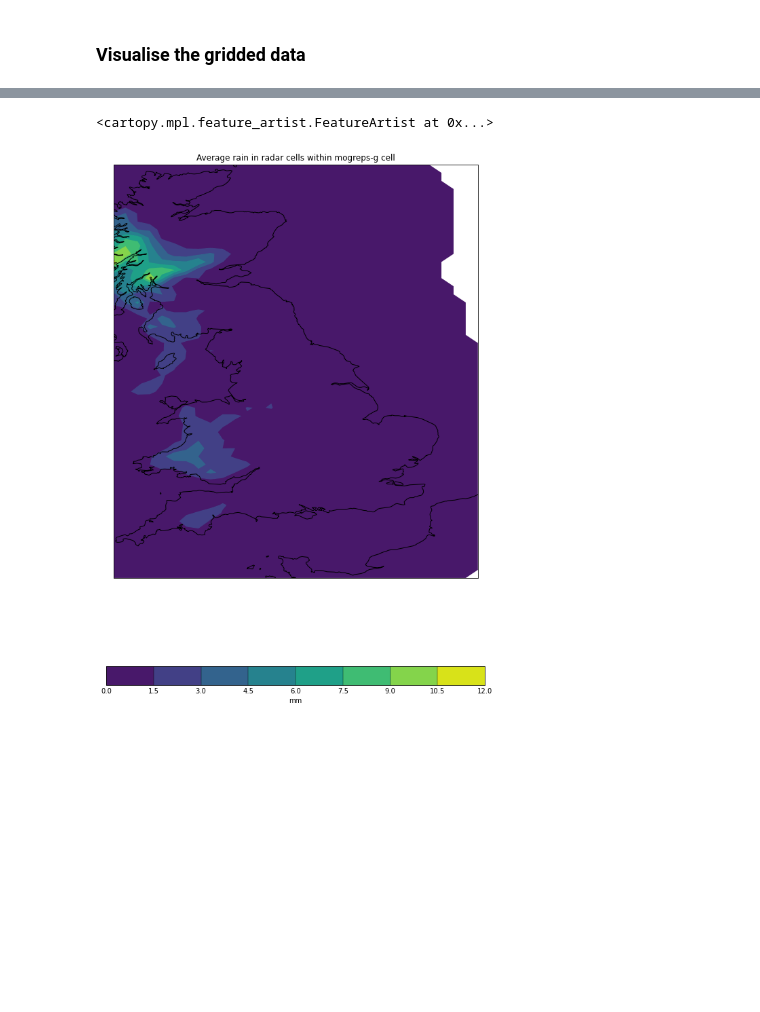
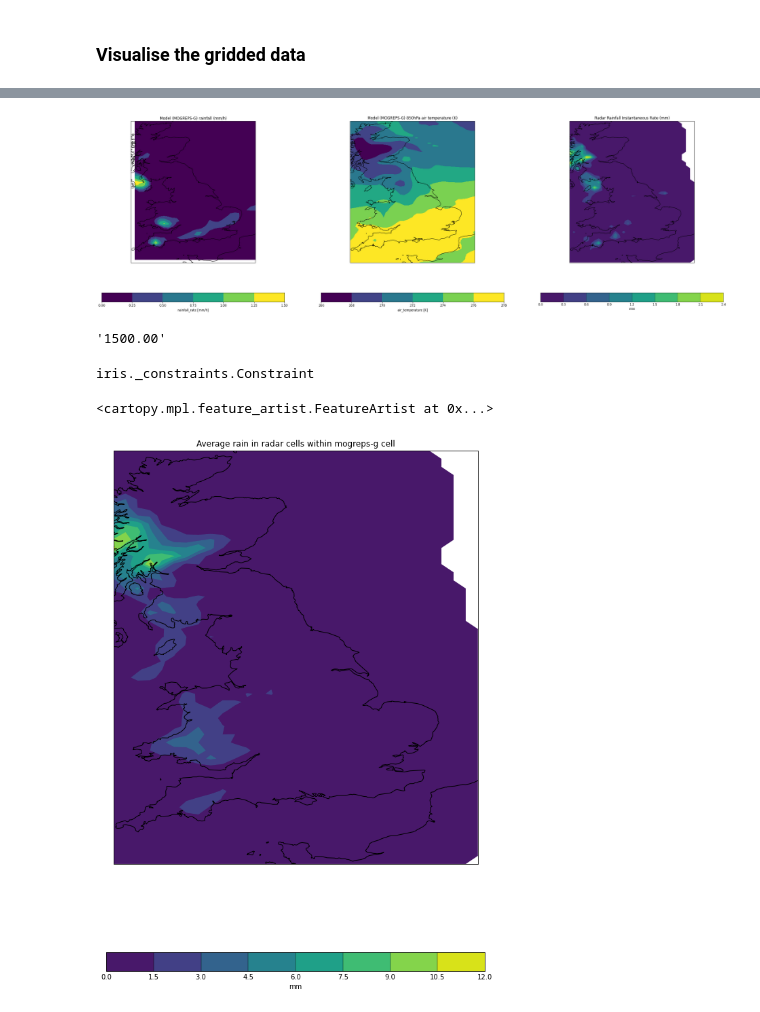
Before and after one commit to informatics-lab/precip_rediagnosis, a Jupyter notebook: data_prep/prd_data_verification.ipynb, the cells around one changed output, grey strips where cells are left out. Saved outputs shown, nothing was run; the diff lists cells and outputs as text; code cells hidden in the pictures; blank space fills up the shorter version.

Commit message:
updated the data verification script for producing a plot for a poster.

```diff
--- a/data_prep/prd_data_verification.ipynb
+++ b/data_prep/prd_data_verification.ipynb
@@ -208,2 +166,5 @@ for ix1, feature_tuple in enumerate(zip(radar_fraction_features, mogrepsg_fracti
 # %% [markdown]
 ### Visualise the gridded data
+# %%
+timestep_list = [datetime.datetime.strptime(str(dt1), '%Y-%m-%dT%H:%M:%S.%f000') for dt1 in pandas.to_datetime(prd_merged_df['time']).unique()]
+list(timestep_list )
@@ -209,0 +185,3 @@ for ix1, feature_tuple in enumerate(zip(radar_fraction_features, mogrepsg_fracti
+# %%
+mogrepsg_path_list = [event_mogrepsg_path / mogreps_g_gridded_fname_template.format(timestep=ts1) for ts1 in timestep_list]
+mogrepsg_path_list
@@ -209,0 +202,5 @@ for ix1, feature_tuple in enumerate(zip(radar_fraction_features, mogrepsg_fracti
+# %%
+ts_index = 2
+selecteded_mogrepsg_timestep = timestep_list[ts_index]
+mogreps_g_ts_dataset = xarray.load_dataset(mogrepsg_path_list[ts_index])
+mogreps_g_ts_dataset
@@ -233,3 +257,34 @@ radar_cubelist.extract_cube('radar_mean_rain_aggregate_3hr')
+# %%
+selected_ts_radar_cube = radar_cubelist.extract_cube('radar_mean_rain_instant').extract(iris.Constraint(time=selecteded_mogrepsg_timestep))
+# %%
+fig1 = matplotlib.pyplot.figure(figsize=(36,12))
+
+ax1 = fig1.add_subplot(1,3,1, projection=cartopy.crs.PlateCarree())
+mogreps_g_ts_dataset.rainfall_rate[0,:,:].plot.contourf(cbar_kwargs={'orientation': 'horizontal'})
+ax1.coastlines()
+_ = ax1.set_title('Model (MOGREPS-G) rainfall (mm/h)')
+
+ax1 = fig1.add_subplot(1,3,2, projection=cartopy.crs.PlateCarree())
+mogreps_g_ts_dataset.air_temperature[0,18,::,:].plot.contourf(cbar_kwargs={'orientation': 'horizontal'})
+ax1.coastlines()
+_ = ax1.set_title('Model (MOGREPS-G) 850hPa air temperature (K)')
+
+ax1 = fig1.add_subplot(1,3,3,title='radar rainfall', projection=cartopy.crs.PlateCarree())
+iris.quickplot.contourf(selected_ts_radar_cube)
+ax1.coastlines()
+_ = ax1.set_title('Radar Rainfall Instantaneous Rate (mm)')
+
+fig1.savefig('/data/users/shaddad/precip_rediagnosis/plots/202301_esip_dataset.png',bbox_inches='tight')
+# %% [output]
+[figure, added]
+# %%
+[f'{float(h1.data):0.2f}' for h1 in mogreps_g_ts_dataset.height][18]
+# %% [output]
+'1500.00'
+# %%
+iris.Constraint
+# %% [output]
+iris._constraints.Constraint
 # %%
 fig1 = matplotlib.pyplot.figure(figsize=(10,16))
 iris.quickplot.contourf(radar_cubelist.extract_cube('radar_mean_rain_aggregate_3hr')[2], )
```
Also changed, not shown: parts of 28 cells of this notebook.
